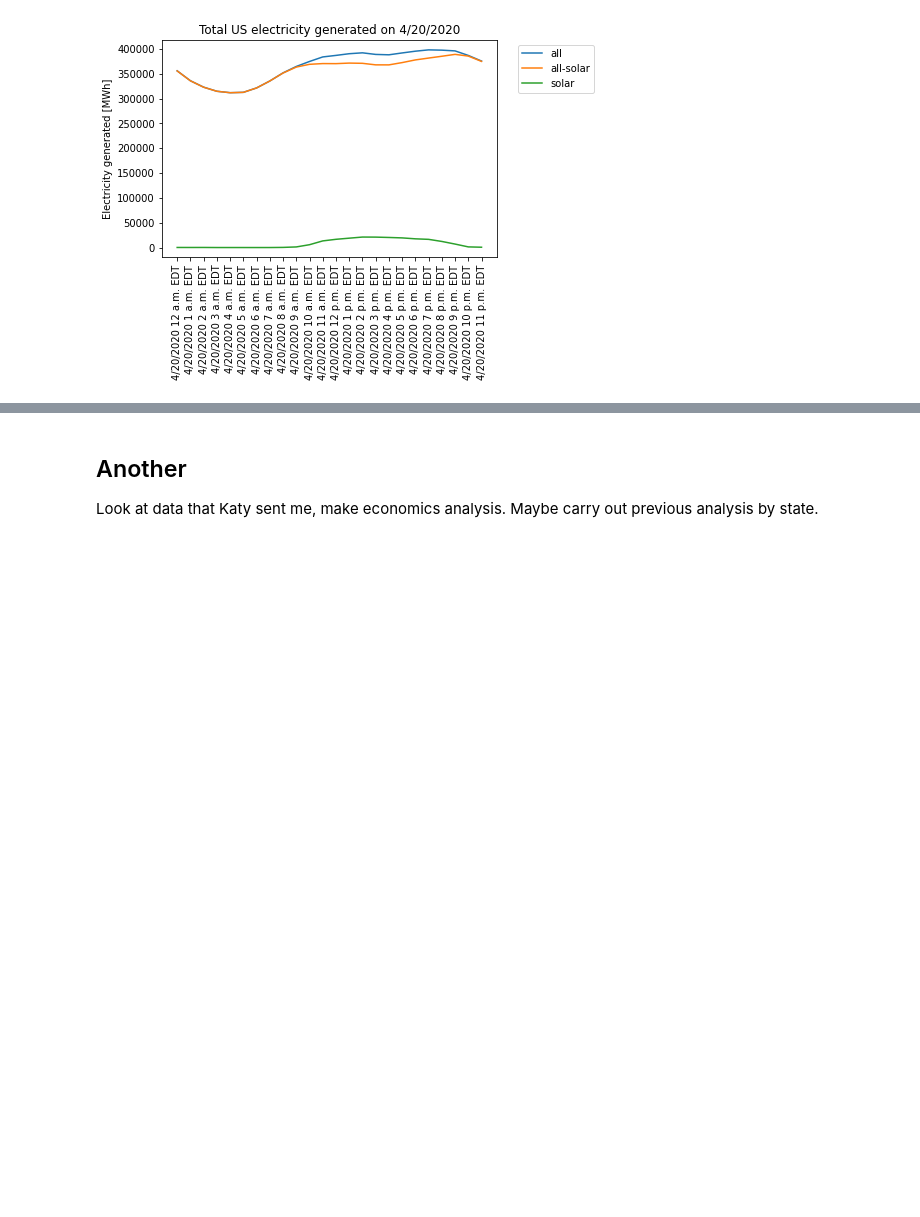
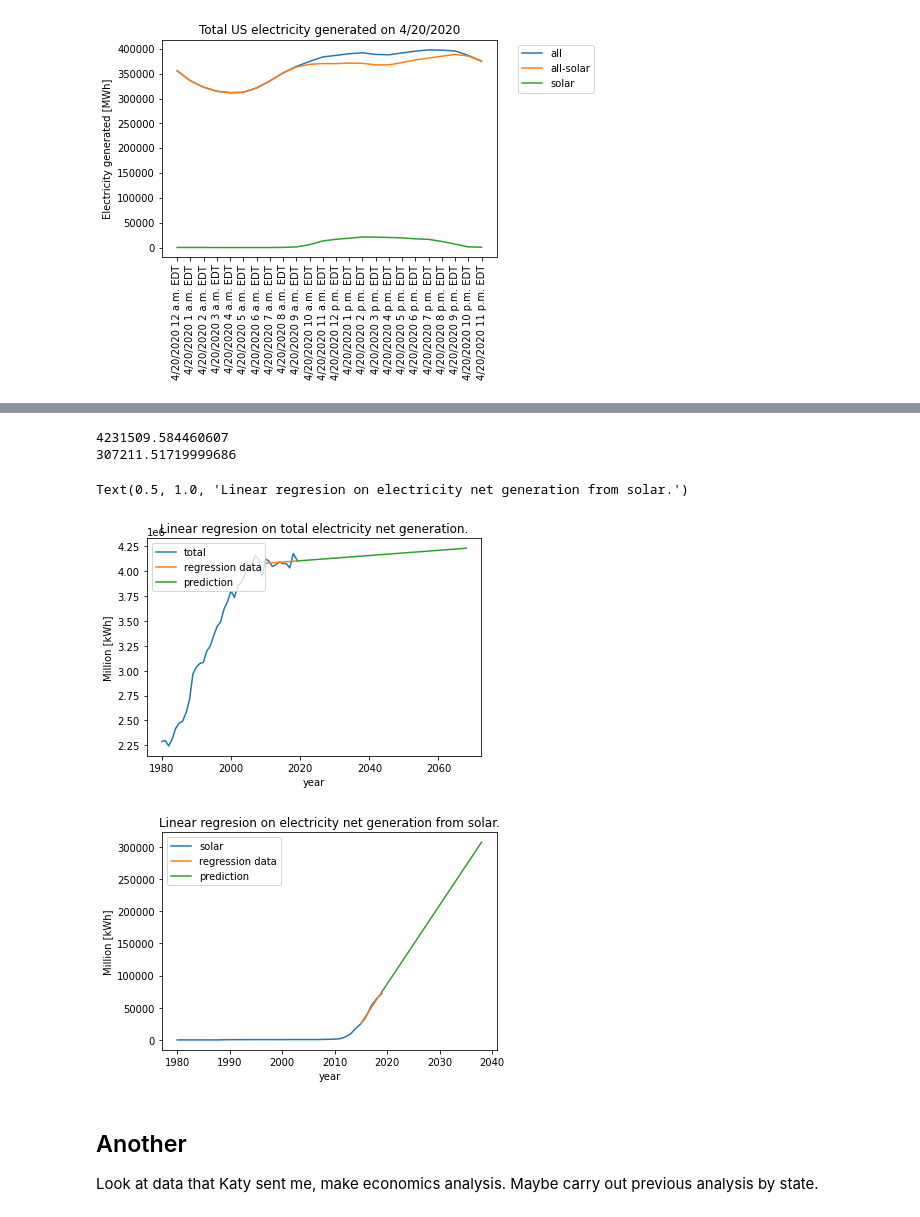
Before and after one commit to robfairh/npre412-project, a Jupyter notebook: fuel-demand.ipynb, the cells around one changed output, grey strips where cells are left out. Cells and saved outputs as stored; diff of their text form; code cells hidden in the pictures; blank space fills up the shorter version.

```diff
--- a/fuel-demand.ipynb
+++ b/fuel-demand.ipynb
@@ -295,3 +309,60 @@ plt.plot(time, total)
+# %%
+syear = 1980
+ntime = time[time.index(syear):]
+ntotal = total[time.index(syear):]
+nsolar = solar[time.index(syear):]
+nnuclear = nuclear[time.index(syear):]
+
+tpyear = 2010
+tptime = time[time.index(tpyear):]
+tptime = np.array(tptime).reshape(len(tptime),1)
+yt = total[time.index(tpyear):]
+yt = np.array(yt)
+lin = LinearRegression()
+lin.fit(tptime, yt)
+pt = lin.predict(tptime)
+
+end = 50
+future = np.arange(end).reshape(end, 1) + tptime[-1]
+ytf = lin.predict(future)
+print(ytf[-1])
+
+plt.figure(1)
+plt.plot(ntime, ntotal, label='total')
+plt.plot(tptime, pt, label='regression data')
+plt.plot(future, ytf, label='prediction')
+plt.legend(loc='upper left')
+plt.xlabel('year')
+plt.ylabel('Million [kWh]')
+plt.title('Linear regresion on total electricity net generation.')
+
+spyear = 2015
+sptime = time[time.index(spyear):]
+sptime = np.array(sptime).reshape(len(sptime),1)
+ys = solar[time.index(spyear):]
+ys = np.array(ys)
+lin.fit(sptime, ys)
+ps = lin.predict(sptime)
+
+end = 20
+future = np.arange(end).reshape(end, 1) + tptime[-1]
+ysf = lin.predict(future)
+print(ysf[-1])
+
+plt.figure(2)
+plt.plot(ntime, nsolar, label='solar')
+plt.plot(sptime, ps, label='regression data')
+plt.plot(future, ysf, label='prediction')
+plt.legend(loc='upper left')
+plt.xlabel('year')
+plt.ylabel('Million [kWh]')
+plt.title('Linear regresion on electricity net generation from solar.')
+# %% [output]
+4231509.584460607
+307211.51719999686
+Text(0.5, 1.0, 'Linear regresion on electricity net generation from solar.')
+[figure, added]
+[figure, added]
 # %% [markdown]
 ## Another
 
```
Also changed, not shown: parts of 5 cells of this notebook.
